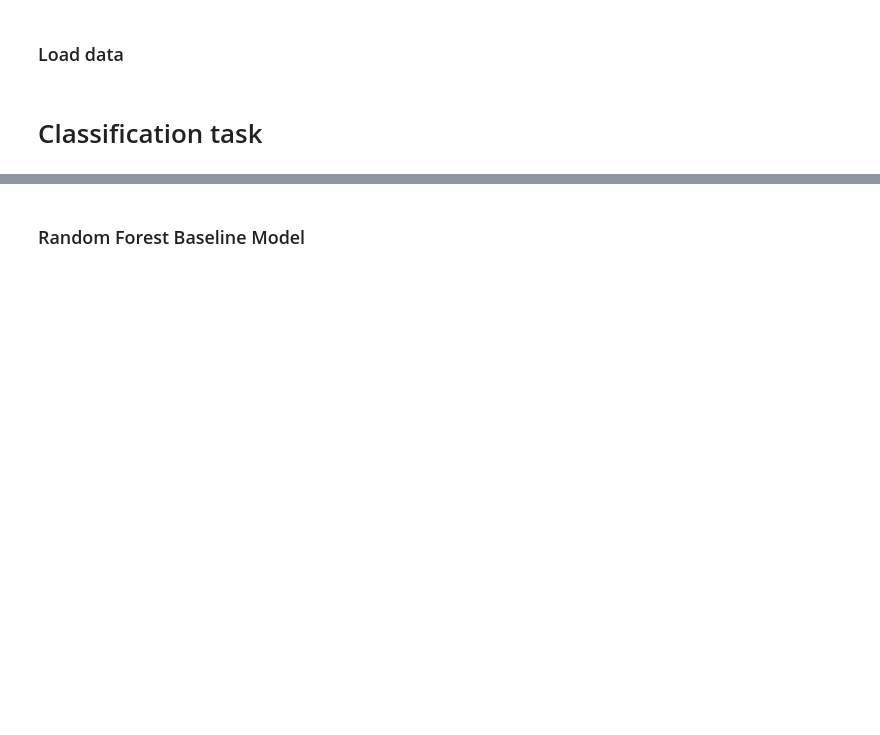
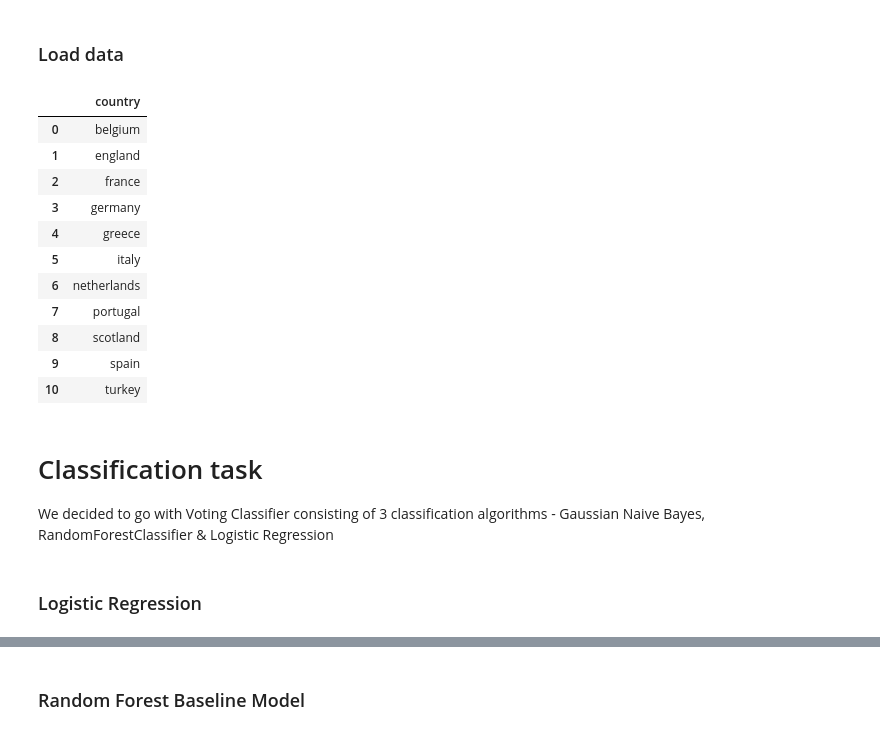
Before and after one commit to balooooooooo/machine-learning-2-coursework, a Jupyter notebook: models.ipynb, the cells around one changed output, grey strips where cells are left out. Saved outputs shown, nothing was run; the diff lists cells and outputs as text; code cells hidden in the pictures; blank space fills up the shorter version.

```diff
--- a/models.ipynb
+++ b/models.ipynb
@@ -71,5 +74,27 @@ for country in dfs_train:
 
     dfs_valid_clas_y[country[3:]] = dfs_train[country][dfs_train[country]["season"] == 21]["Target_clas"]
     dfs_valid_clas_X[country[3:]] = dfs_train[country][dfs_train[country]["season"] == 21].drop(columns=cols_to_drop, errors='ignore')
+# %%
+train_results = pd.DataFrame(columns=["country"])
+# %%
+train_results["country"] = dfs_train_clas_X.keys()
+# %%
+train_results
+# %% [output]
+|  | country |
+| 0 | belgium |
+| 1 | england |
+| 2 | france |
+| 3 | germany |
+| 4 | greece |
+| 5 | italy |
+| 6 | netherlands |
+| 7 | portugal |
+| 8 | scotland |
+| 9 | spain |
+| 10 | turkey |
 # %% [markdown]
 # Classification task
+We decided to go with Voting Classifier consisting of 3 classification algorithms -  Gaussian Naive Bayes, RandomForestClassifier & Logistic Regression
+# %% [markdown]
+### Logistic Regression
```
Also changed, not shown: parts of 24 cells of this notebook, 1 other file.
